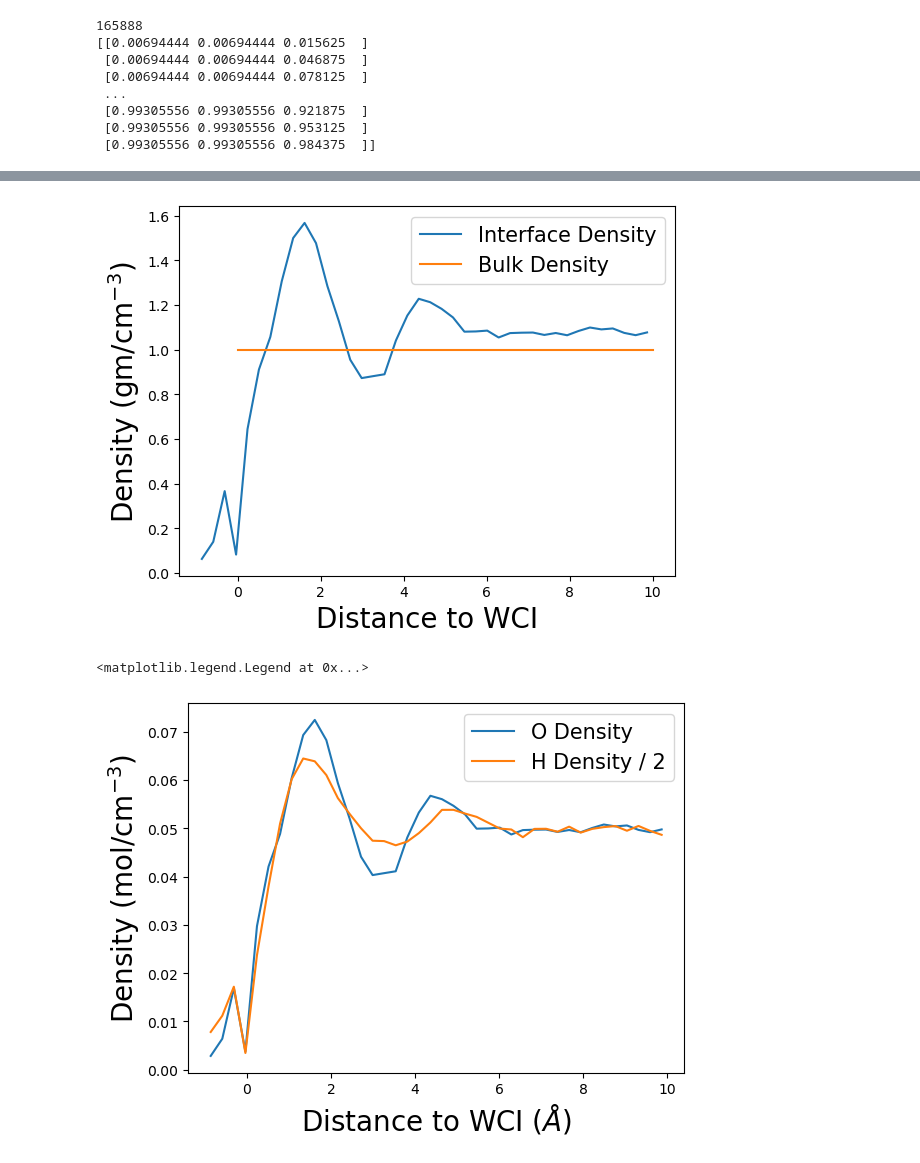
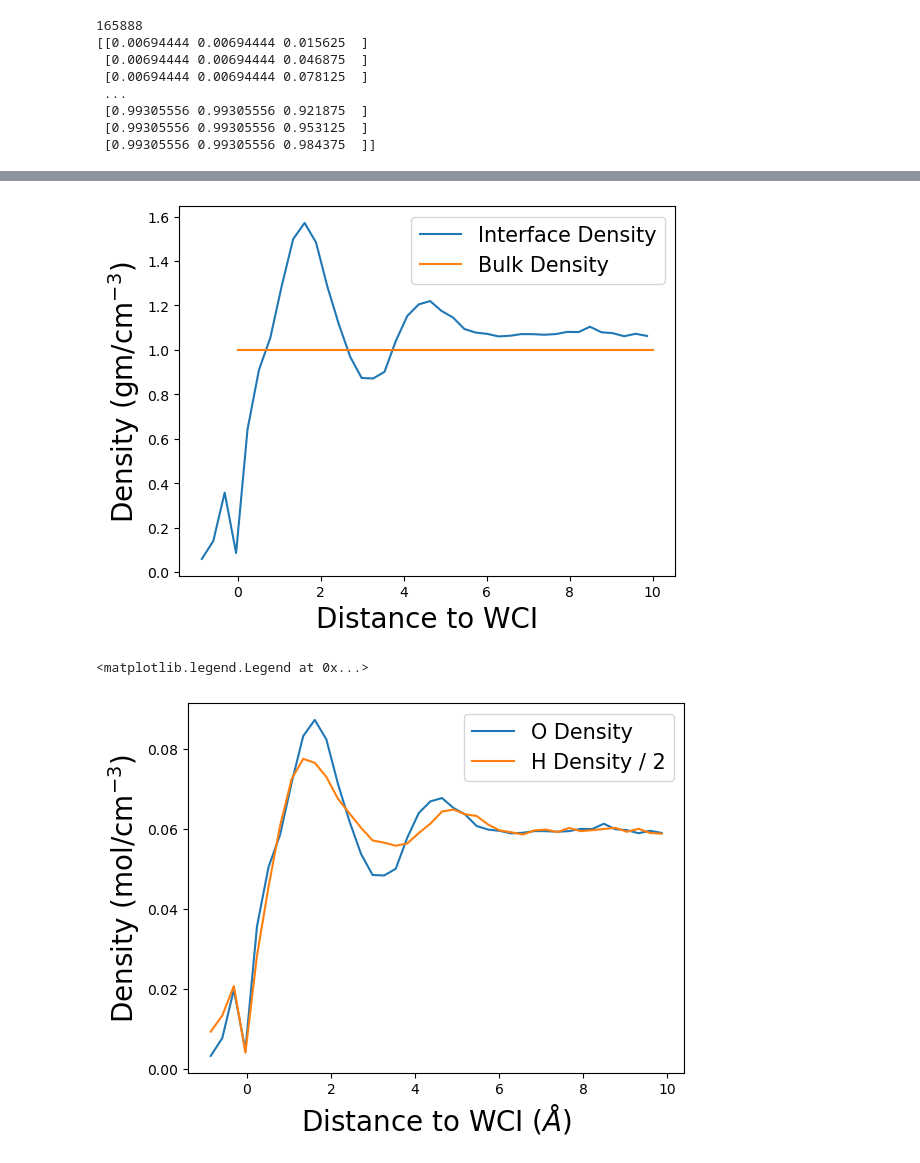
Before and after one commit to alacour/Interface_analysis, a Jupyter notebook: analysis.ipynb, the cells around one changed output, grey strips where cells are left out. Saved outputs shown, nothing was run; the diff lists cells and outputs as text; code cells hidden in the pictures.

```diff
--- a/analysis.ipynb
+++ b/analysis.ipynb
@@ -150,18 +152,19 @@ from skimage import measure
  [0.99305556 0.99305556 0.953125  ]
  [0.99305556 0.99305556 0.984375  ]]
 # %%
+#Instantaneous Interface Calc.
+
+
+
 gds = rwater_var[0]
-extantz = 16
-chi = 2.4
-gridxy = 10000*grid[:,0] + grid[:,0]
-rmax = chi*3.0
-boundaries = []
+extantz = 16 # Length of Grid in Z direction
+chi = 2.4 # Gaussian Width to Use
+rmax = chi*3.0 # Where to Truncate Gaussian
 bdis = []
-gdis = []
 Hbdis = []
-Hgdis = []
 
-for k in range(500, len(airOpos), 1):
+
+for k in range(0, len(airOpos), 1):
 
     Oposes = np.copy(airOpos[k])
     Hposes = np.copy(airHpos[k])
@@ -221,7 +224,6 @@ for k in range(500, len(airOpos), 1):
 
     dis = np.sum(directs*normed, axis=1) * signs
     bdis.append(dis)
-    gdis.append(tOpos[:,2])
 
 
     tHpos = np.copy(Hposes[Hposes[:,2] > 0])
@@ -237,7 +239,6 @@ for k in range(500, len(airOpos), 1):
 
     dis = np.sum(directs*normed, axis=1) * signs
     Hbdis.append(dis)
-    Hgdis.append(tHpos[:,2])
 
 
     print(k)
@@ -466,13 +470,12 @@ extantz = 16
 chi = 2.4
 gridxy = 10000*grid[:,0] + grid[:,0]
 rmax = chi*3.0
-boundaries = []
+
 bdis = []
-gdis = []
 Hbdis = []
-Hgdis = []
 
-for k in range(500, len(oilOpos), 1):
+
+for k in range(0, len(oilOpos), 1):
 
     Oposes = np.copy(oilOpos[k])
     Hposes = np.copy(oilHpos[k])
@@ -532,7 +535,6 @@ for k in range(500, len(oilOpos), 1):
 
     dis = np.sum(directs*normed, axis=1) * signs
     bdis.append(dis)
-    gdis.append(tOpos[:,2])
 
 
     tHpos = np.copy(Hposes[Hposes[:,2] > 0])
@@ -548,7 +550,6 @@ for k in range(500, len(oilOpos), 1):
 
     dis = np.sum(directs*normed, axis=1) * signs
     Hbdis.append(dis)
-    Hgdis.append(tHpos[:,2])
 
 
     print(k)
@@ -579,15 +580,18 @@ oilHdis = np.array(Hbdis, dtype='object')
 975
 976
 # %%
+#np.save("oildis", oildis)
+#np.save("oilHdis", oilHdis)
+
 boxW = 36**2 #Area
 
 
 
-coco, bins = np.histogram(np.concatenate(oildis), range = (-1, 10.0), bins = 40)
+coco, bins = np.histogram(np.concatenate(oildis[250:]), range = (-1, 10.0), bins = 40)
 binw = bins[1] - bins[0]
 unco = bins[:-1] + binw/2
 plt.plot(unco,
-         coco/boxW/binw/len(oildis)/(1/18.02 * 6.022 * 10**23 / 10**24),
+         coco/boxW/binw/len(oildis[250:])/(1/18.02 * 6.022 * 10**23 / 10**24),
          label='Interface Density') # Density Using Oxygens
 
 
@@ -602,29 +606,29 @@ plt.legend(fontsize=15)
 oilnum = np.copy(unco)
 oilden = np.copy(coco)
 # %% [output]
-[figure, old version]
+[figure, new version]
 # %%
 boxW = 36**2 #Area
 
 
 
-coco, bins = np.histogram(np.concatenate(oildis), range = (-1, 10.0), bins = 40)
+coco, bins = np.histogram(np.concatenate(oildis[250:]), range = (-1, 10.0), bins = 40)
 binw = bins[1] - bins[0]
 unco = bins[:-1] + binw/2
-plt.plot(unco, coco/boxW/binw/len(airdis)/(1 * 6.022 * 10**23 / 10**24), label='O Density') # O positions
+plt.plot(unco, coco/boxW/binw/len(oildis[250:])/(1 * 6.022 * 10**23 / 10**24), label='O Density') # O positions
 
 
-coco, bins = np.histogram(np.concatenate(oilHdis), range = (-1, 10.0), bins = 40)
+coco, bins = np.histogram(np.concatenate(oilHdis[250:]), range = (-1, 10.0), bins = 40)
 binw = bins[1] - bins[0]
 unco = bins[:-1] + binw/2
-plt.plot(unco, coco/boxW/binw/len(airdis)/(1 * 6.022 * 10**23 / 10**24)/2, label='H Density / 2') # H positions
+plt.plot(unco, coco/boxW/binw/len(oildis[250:])/(1 * 6.022 * 10**23 / 10**24)/2, label='H Density / 2') # H positions
 
 
 
 plt.xlabel("Distance to WCI ($\AA$)", size=20)
 plt.ylabel("Density (mol/cm$^{-3}$)", size=20)
 
 plt.legend(fontsize=15)
 # %% [output]
 <matplotlib.legend.Legend at 0x...>
-[figure, old version]
+[figure, new version]
```
Also changed, not shown: parts of 33 cells of this notebook.
